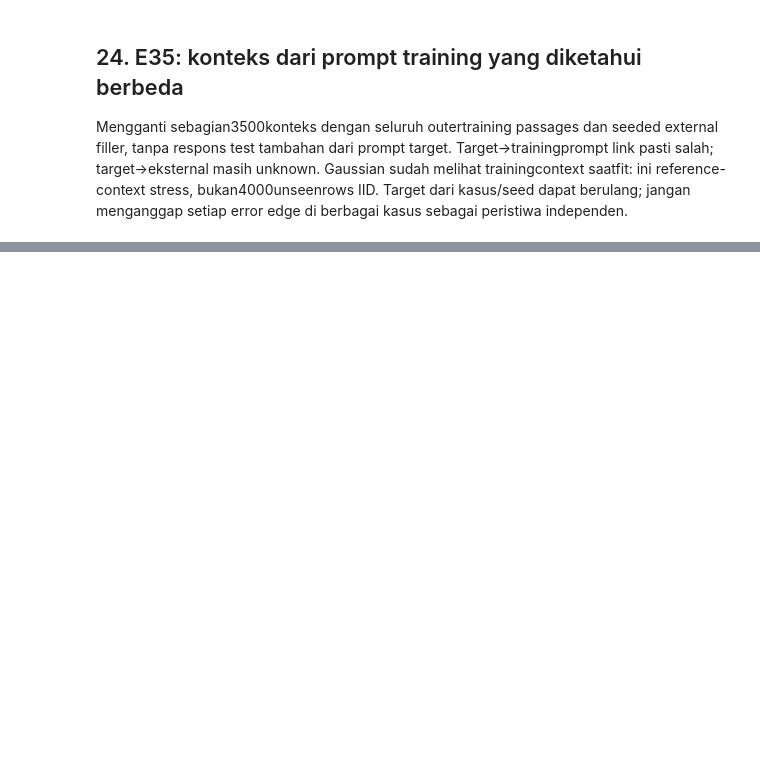
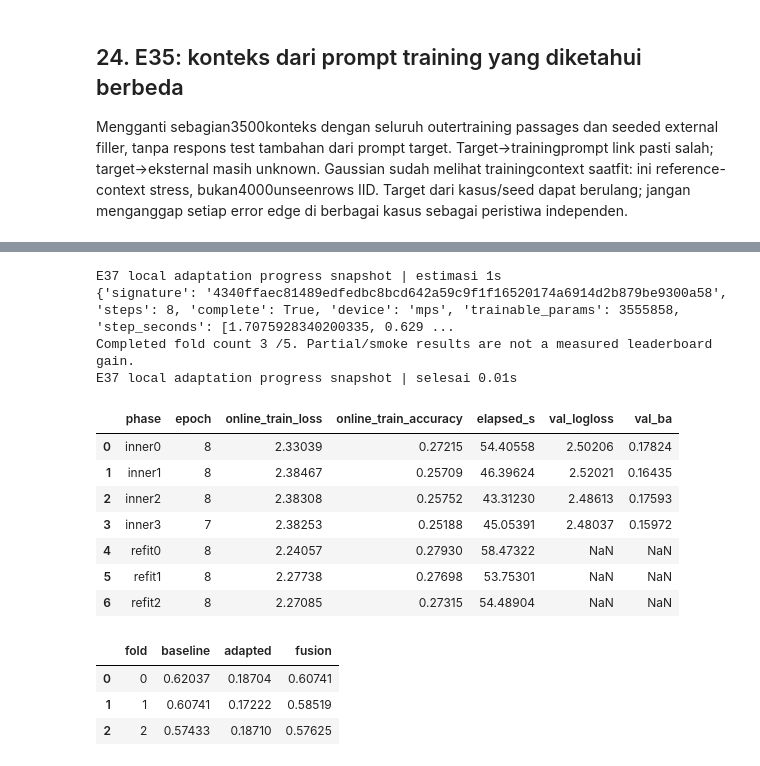
Before and after one commit to yauwes/name-that-llm-sota-pipeline, a Jupyter notebook: ntl_session_20261103.ipynb, the cells around one changed output, grey strips where cells are left out. Cells and saved outputs as stored; diff of their text form; code cells hidden in the pictures; blank space fills up the shorter version.

```diff
--- a/ntl_session_20261103.ipynb
+++ b/ntl_session_20261103.ipynb
@@ -852,0 +896,37 @@ E35 known-different-prompt context | selesai 0.02s
+# %%
+with step('E37 local adaptation progress snapshot', 1):
+    directory=ROOT/'research/experiments/e37_minilm_adapt'
+    smoke=json.loads((directory/'smoke.json').read_text());print(smoke)
+    rows=[]
+    for path in sorted(directory.glob('*/history.json')):
+        history=json.loads(path.read_text())
+        if history:rows.append(dict(phase=path.parent.name,**history[-1]))
+    display(pd.DataFrame(rows).round(5))
+    complete=[]
+    for f in range(5):
+        p=directory/f'fold{f}.json'
+        if p.exists():
+            r=json.loads(p.read_text());complete.append(dict(fold=f,**r['test']))
+    summary=directory/'progress_summary.json'
+    if not complete and summary.exists():
+        complete=[dict(fold=r['fold'],**r['test']) for r in json.loads(summary.read_text())['completed_folds']]
+        print('Using archived public aggregate progress; these summaries are not resumable fold caches.')
+    display(pd.DataFrame(complete).round(5))
+    print('Completed fold count',len(complete),'/5. Partial/smoke results are not a measured leaderboard gain.')
+# %% [output]
+E37 local adaptation progress snapshot | estimasi 1s
+{'signature': '4340ffaec81489edfedbc8bcd642a59c9f1f16520174a6914d2b879be9300a58', 'steps': 8, 'complete': True, 'device': 'mps', 'trainable_params': 3555858, 'step_seconds': [1.7075928340200335, 0.629 ...
+Completed fold count 3 /5. Partial/smoke results are not a measured leaderboard gain.
+E37 local adaptation progress snapshot | selesai 0.01s
+|  | phase | epoch | online_train_loss | online_train_accuracy | elapsed_s | val_logloss | val_ba |
+| 0 | inner0 | 8 | 2.33039 | 0.27215 | 54.40558 | 2.50206 | 0.17824 |
+| 1 | inner1 | 8 | 2.38467 | 0.25709 | 46.39624 | 2.52021 | 0.16435 |
+| 2 | inner2 | 8 | 2.38308 | 0.25752 | 43.31230 | 2.48613 | 0.17593 |
+| 3 | inner3 | 7 | 2.38253 | 0.25188 | 45.05391 | 2.48037 | 0.15972 |
+| 4 | refit0 | 8 | 2.24057 | 0.27930 | 58.47322 | NaN | NaN |
+| 5 | refit1 | 8 | 2.27738 | 0.27698 | 53.75301 | NaN | NaN |
+| 6 | refit2 | 8 | 2.27085 | 0.27315 | 54.48904 | NaN | NaN |
+|  | fold | baseline | adapted | fusion |
+| 0 | 0 | 0.62037 | 0.18704 | 0.60741 |
+| 1 | 1 | 0.60741 | 0.17222 | 0.58519 |
+| 2 | 2 | 0.57433 | 0.18710 | 0.57625 |
```
Also changed, not shown: parts of 17 cells of this notebook, 11 other files.
